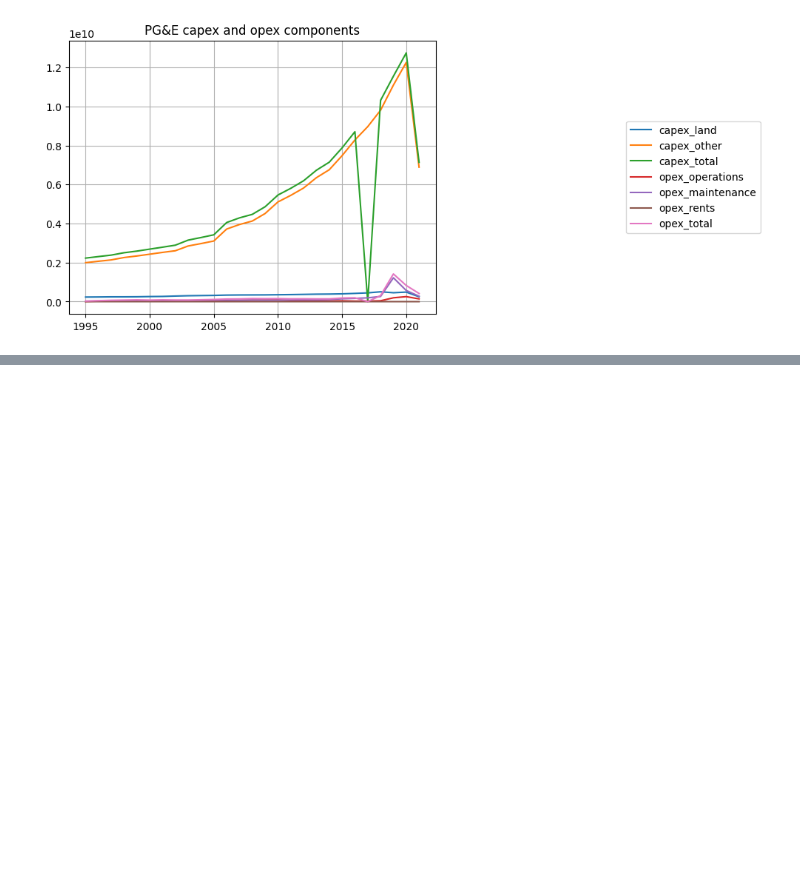
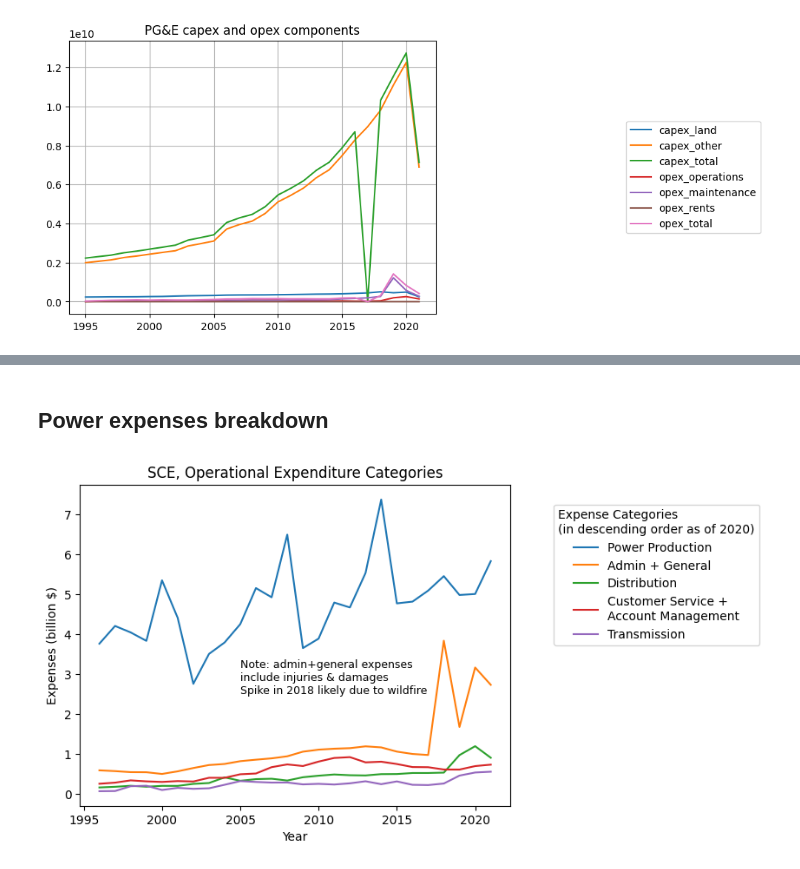
Before and after one commit to rayansud/UtilExpenses, a Jupyter notebook: code/analysis.ipynb, the cells around one changed output, grey strips where cells are left out. Cells and saved outputs as stored; diff of their text form; code cells hidden in the pictures; blank space fills up the shorter version.

```diff
--- a/code/analysis.ipynb
+++ b/code/analysis.ipynb
@@ -485,0 +557,21 @@ sce[sce['report_year']>=2016][['distribution_expenses','report_year']]
+# %% [markdown]
+## Power expenses breakdown
+# %%
+plt.plot(sce_sum['report_year'],sce_sum['power_production_expenses']/1e9,label='Power Production')
+plt.plot(sce_sum['report_year'],sce_sum['administrative_and_general_expenses']/1e9,label='Admin + General')
+plt.plot(sce_sum['report_year'],sce_sum['distribution_expenses']/1e9,label='Distribution')
+plt.plot(sce_sum['report_year'],(sce_sum['customer_account_expenses']+sce_sum['customer_service_and_information_expenses'])/1e9,label='Customer Service +\nAccount Management')
+plt.plot(sce_sum['report_year'],sce_sum['transmission_expenses']/1e9,label='Transmission')
+#plt.plot(sce_sum['report_year'],sce_sum['customer_service_and_information_expenses']/1e9,label='Customer Service')
+#plt.plot(sce_sum['report_year'],sce_sum['sales_expenses']/1e9,label='Sales')
+#plt.plot(sce_sum['report_year'],sce_sum['regional_market_expenses']/1e9,label='Regional Market Expenses')
+plt.title("SCE, Operational Expenditure Categories")
+plt.ylabel("Expenses (billion $)")
+plt.xlabel("Year")
+plt.text(2005,2.5,'Note: admin+general expenses\ninclude injuries & damages\nSpike in 2018 likely due to wildfire',fontsize=9)
+
+plt.legend(title='Expense Categories\n(in descending order as of 2020)',loc=(1,1),bbox_to_anchor=(1.1,0.5))
+
+plt.savefig('SCE Expense Categories.png',dpi=600,bbox_inches='tight')
+# %% [output]
+[figure, added]
```
Also changed, not shown: parts of 10 cells of this notebook, 5 other files.
